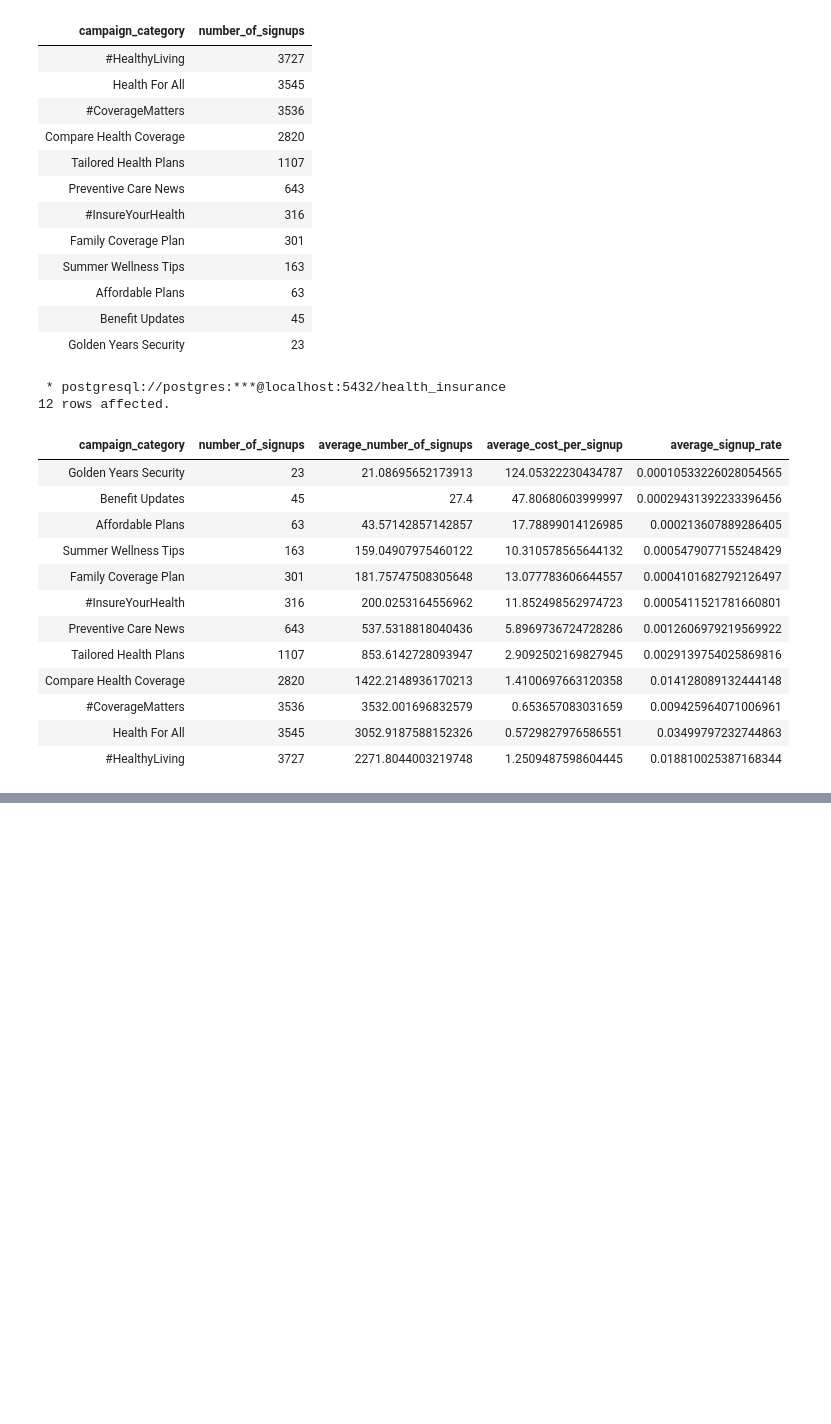
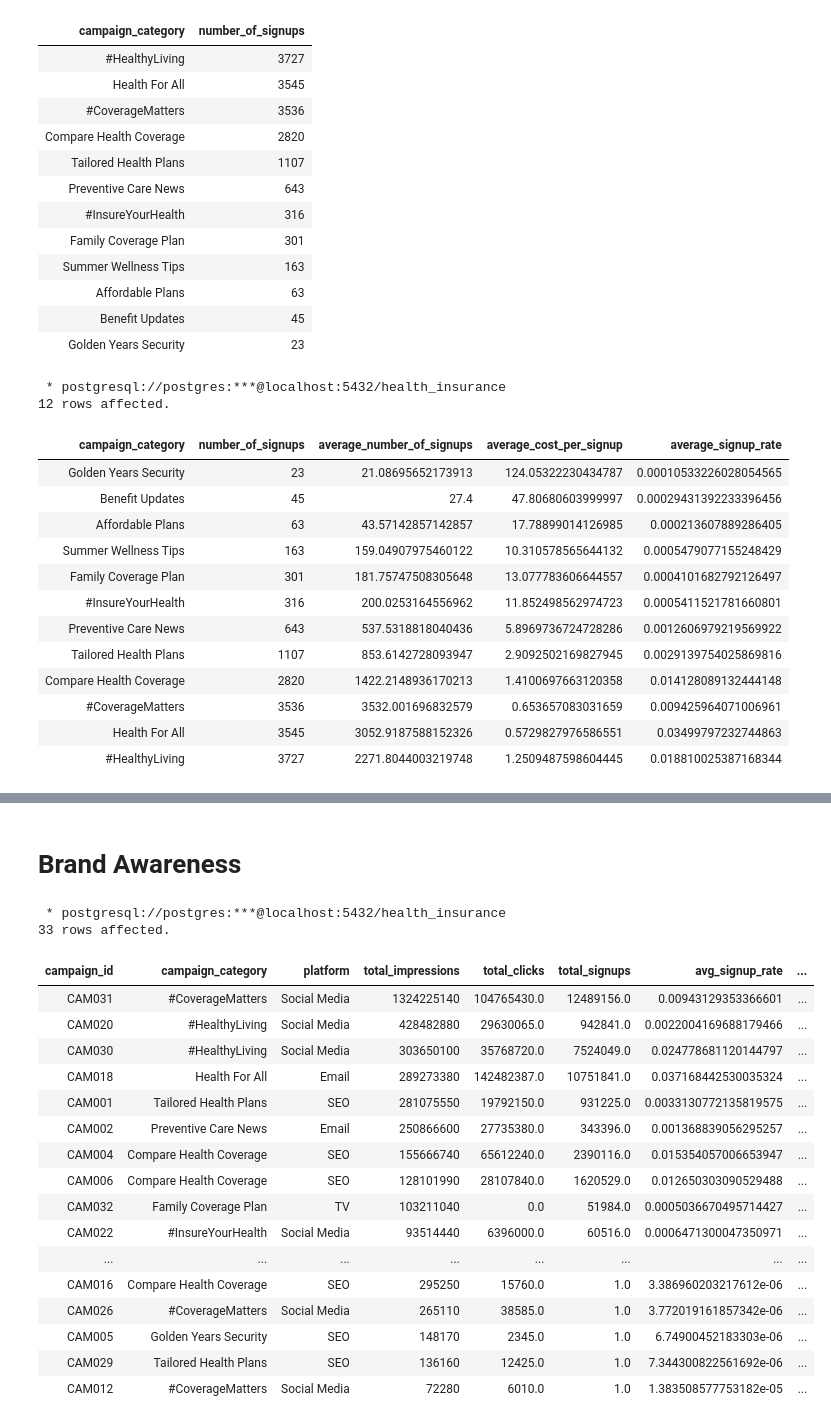
Before and after one commit to The-DigitalAcademy/Health_Insurance, a Jupyter notebook: SQL_Analysis.ipynb, the cells around one changed output, grey strips where cells are left out. Saved outputs shown, nothing was run; the diff lists cells and outputs as text; code cells hidden in the pictures; blank space fills up the shorter version.

```diff
--- a/SQL_Analysis.ipynb
+++ b/SQL_Analysis.ipynb
@@ -153,0 +425,47 @@ ORDER BY p."platform"
+# %% [markdown]
+# Brand Awareness
+# %%
+%%sql
+
+SELECT
+    c."campaign_id",
+    ca."campaign_category",
+    p."platform",
+    SUM(c."impressions") AS total_impressions,
+    SUM(c."clicks") AS total_clicks,
+    SUM(c."num_signups") AS total_signups,
+    AVG(c."signup_rate") AS avg_signup_rate,
+    AVG(c."click_through_rate") AS avg_click_through_rate,
+    COUNT(DISTINCT cu."customer_id") AS distinct_customers
+FROM
+    "Campaigns" c
+JOIN
+    "Campaign_category" ca ON c."campaign_category_id" = ca."campaign_category_id"
+JOIN
+    "Platform" p ON c."platform_id" = p."platform_id"
+JOIN
+    "Customers" cu ON c."campaign_id" = cu."campaign_id"
+GROUP BY
+    c."campaign_id", ca."campaign_category", p."platform"
+ORDER BY
+    total_impressions DESC;
+# %% [output]
+ * postgresql://postgres:***@localhost:5432/health_insurance
+33 rows affected.
+| campaign_id | campaign_category | platform | total_impressions | total_clicks | total_signups | avg_signup_rate | ... |
+| CAM031 | #CoverageMatters | Social Media | 1324225140 | 104765430.0 | 12489156.0 | 0.00943129353366601 | ... |
+| CAM020 | #HealthyLiving | Social Media | 428482880 | 29630065.0 | 942841.0 | 0.0022004169688179466 | ... |
+| CAM030 | #HealthyLiving | Social Media | 303650100 | 35768720.0 | 7524049.0 | 0.024778681120144797 | ... |
+| CAM018 | Health For All | Email | 289273380 | 142482387.0 | 10751841.0 | 0.037168442530035324 | ... |
+| CAM001 | Tailored Health Plans | SEO | 281075550 | 19792150.0 | 931225.0 | 0.0033130772135819575 | ... |
+| CAM002 | Preventive Care News | Email | 250866600 | 27735380.0 | 343396.0 | 0.001368839056295257 | ... |
+| CAM004 | Compare Health Coverage | SEO | 155666740 | 65612240.0 | 2390116.0 | 0.015354057006653947 | ... |
+| CAM006 | Compare Health Coverage | SEO | 128101990 | 28107840.0 | 1620529.0 | 0.012650303090529488 | ... |
+| CAM032 | Family Coverage Plan | TV | 103211040 | 0.0 | 51984.0 | 0.0005036670495714427 | ... |
+| CAM022 | #InsureYourHealth | Social Media | 93514440 | 6396000.0 | 60516.0 | 0.0006471300047350971 | ... |
+| ... | ... | ... | ... | ... | ... | ... | ... |
+| CAM016 | Compare Health Coverage | SEO | 295250 | 15760.0 | 1.0 | 3.386960203217612e-06 | ... |
+| CAM026 | #CoverageMatters | Social Media | 265110 | 38585.0 | 1.0 | 3.772019161857342e-06 | ... |
+| CAM005 | Golden Years Security | SEO | 148170 | 2345.0 | 1.0 | 6.74900452183303e-06 | ... |
+| CAM029 | Tailored Health Plans | SEO | 136160 | 12425.0 | 1.0 | 7.344300822561692e-06 | ... |
+| CAM012 | #CoverageMatters | Social Media | 72280 | 6010.0 | 1.0 | 1.383508577753182e-05 | ... |
```
Also changed, not shown: parts of 16 cells of this notebook, 1 other file.
